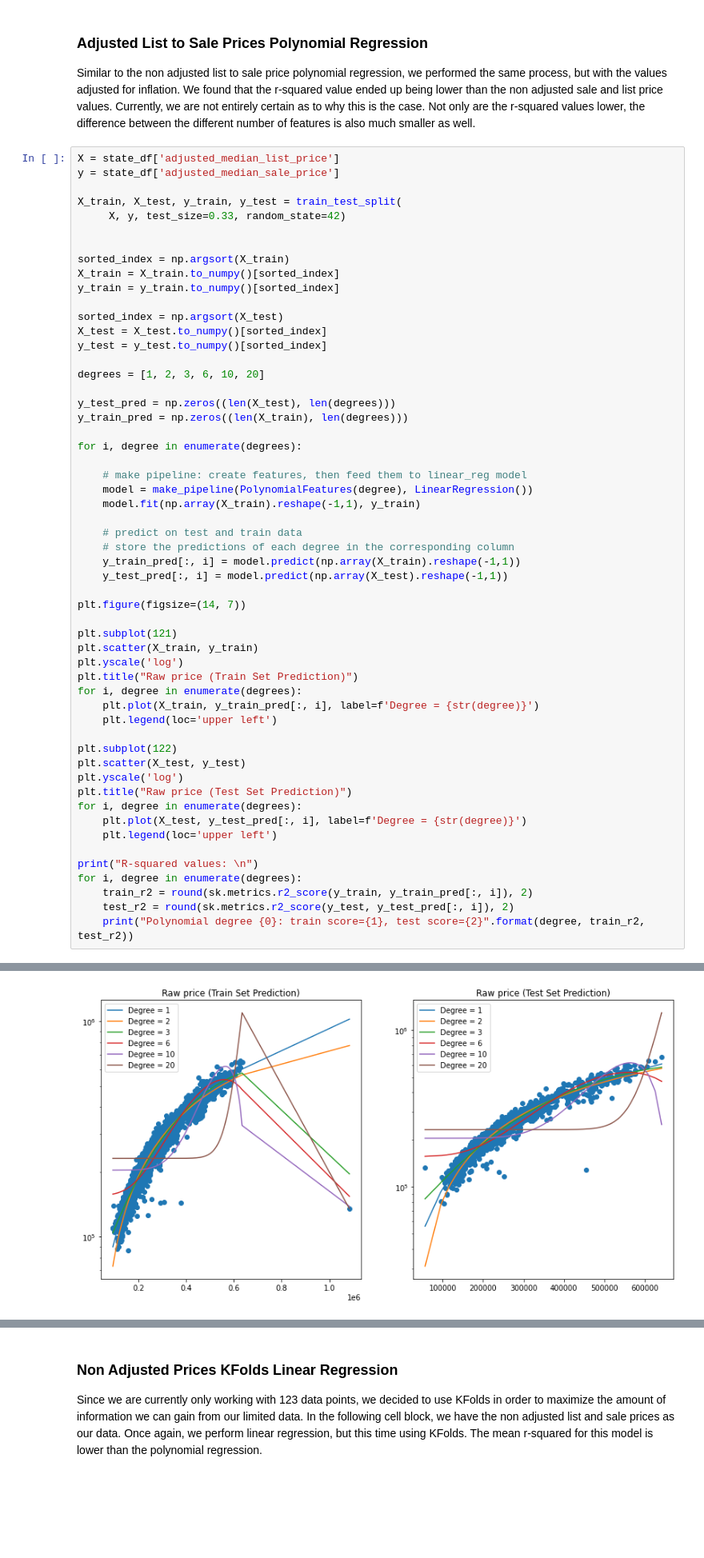
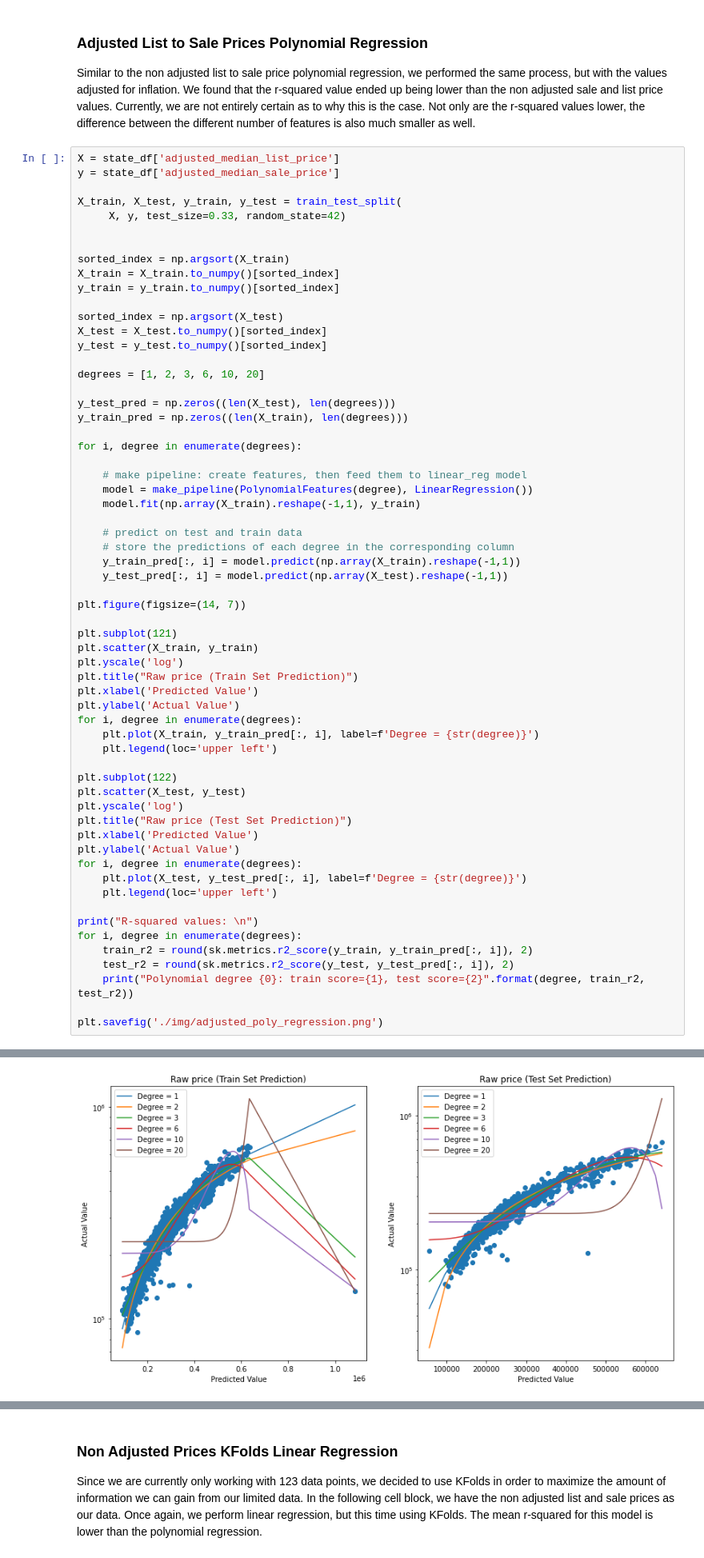
Before and after one commit to COGS118A/Group029-Sp22, a Jupyter notebook: COGS_118A_Project.ipynb, the cells around one changed output, grey strips where cells are left out. Shown: that part at 80% size. Drawn from its saved outputs; the diff is of its cells as text; blank space fills up the shorter version.

```diff
--- a/COGS_118A_Project.ipynb
+++ b/COGS_118A_Project.ipynb
@@ -398,34 +404,40 @@ plt.figure(figsize=(14, 7))
 plt.subplot(121)
 plt.scatter(X_train, y_train)
 plt.yscale('log')
 plt.title("Raw price (Train Set Prediction)")
+plt.xlabel('Predicted Value')
+plt.ylabel('Actual Value')
 for i, degree in enumerate(degrees):
     plt.plot(X_train, y_train_pred[:, i], label=f'Degree = {str(degree)}')
     plt.legend(loc='upper left')
 
 plt.subplot(122)
 plt.scatter(X_test, y_test)
 plt.yscale('log')
 plt.title("Raw price (Test Set Prediction)")
+plt.xlabel('Predicted Value')
+plt.ylabel('Actual Value')
 for i, degree in enumerate(degrees):
     plt.plot(X_test, y_test_pred[:, i], label=f'Degree = {str(degree)}')
     plt.legend(loc='upper left')
 
 print("R-squared values: \n")
 for i, degree in enumerate(degrees):
     train_r2 = round(sk.metrics.r2_score(y_train, y_train_pred[:, i]), 2)
     test_r2 = round(sk.metrics.r2_score(y_test, y_test_pred[:, i]), 2)
     print("Polynomial degree {0}: train score={1}, test score={2}".format(degree, train_r2, test_r2))
+
+plt.savefig('./img/adjusted_poly_regression.png')
 # %% [output]
 R-squared values:
 
 Polynomial degree 1: train score=0.94, test score=0.96
 Polynomial degree 2: train score=0.95, test score=0.95
 Polynomial degree 3: train score=0.96, test score=0.96
 Polynomial degree 6: train score=0.92, test score=0.92
 Polynomial degree 10: train score=0.71, test score=0.7
 Polynomial degree 20: train score=0.16, test score=0.12
-[figure, old version]
+[figure, new version]
 # %%
 # Code adapted from https://www.dataquest.io/blog/learning-curves-machine-learning/
 
```
Also changed, not shown: parts of 6 cells of this notebook, 1 other file.
